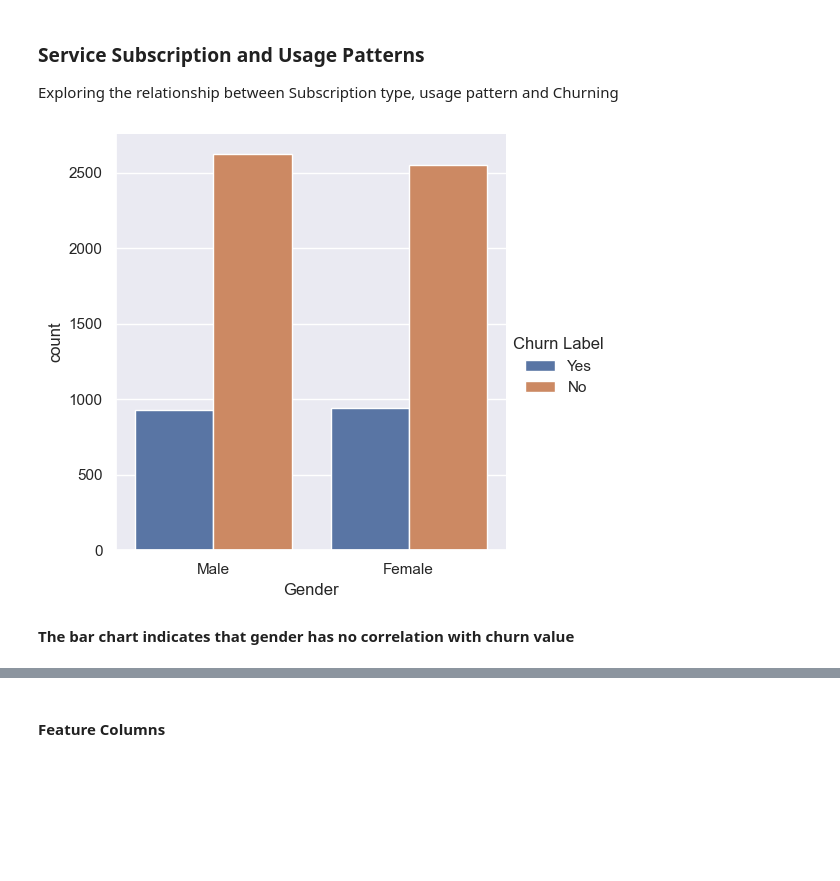
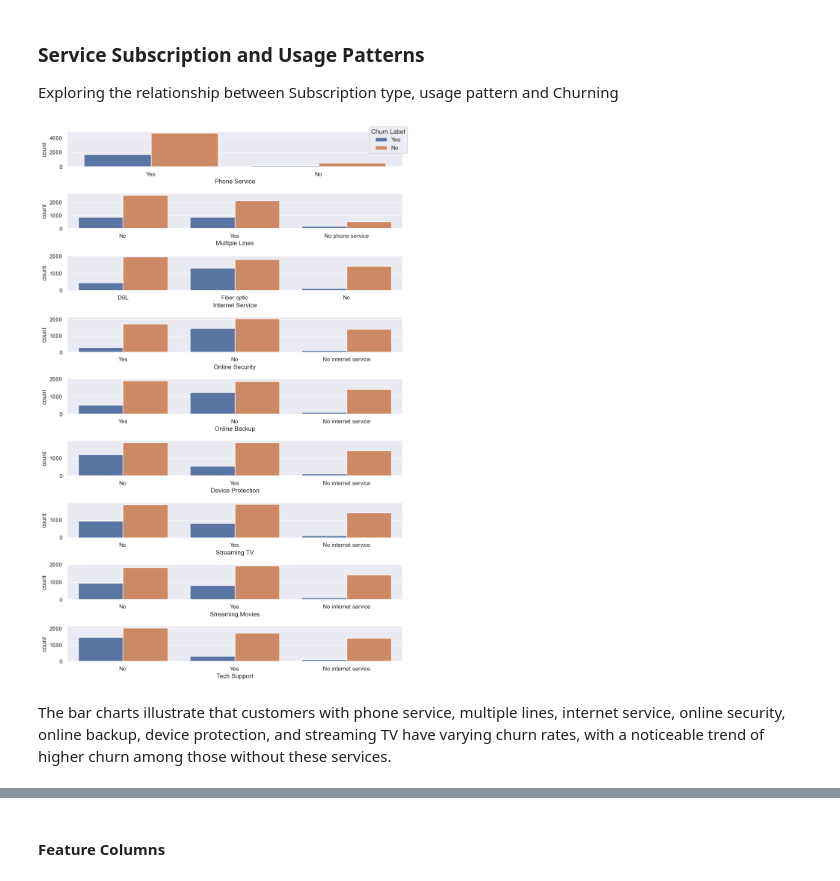
Before and after one commit to SaliuA/Customer_churn_prediction, a Jupyter notebook: notebook .ipynb, the cells around one changed output, grey strips where cells are left out. Saved outputs shown, nothing was run; the diff lists cells and outputs as text; code cells hidden in the pictures; blank space fills up the shorter version.

```diff
--- a/notebook .ipynb
+++ b/notebook .ipynb
@@ -472,10 +476,23 @@ The trend of churning in major cities being driven by competition from other tel
 ### Service Subscription and Usage Patterns
 Exploring the relationship between Subscription type, usage pattern and Churning
 # %%
-#Exploring the relatioship between gender and churn
-sns.catplot(x='Gender',hue='Churn Label',data=df, kind="count")
+
+
+cat_columns = ['Phone Service', 'Multiple Lines', 'Internet Service', 'Online Security', 'Online Backup', 'Device Protection', 'Streaming TV','Streaming Movies','Tech Support']
+
+fig, axes = plt.subplots(nrows=len(cat_columns), figsize=(10, 15))
+
+for i, col in enumerate(cat_columns):
+    sns.countplot(x=col, hue='Churn Label', data=df, ax=axes[i])
+    axes[i].legend_.remove()  # Remove individual legends
+
+# Create a single legend
+handles, labels = axes[0].get_legend_handles_labels()
+fig.legend(handles, labels, loc='upper right', title='Churn Label')
+
+plt.tight_layout()
 plt.show()
-printmd(f"**The bar chart indicates that gender has no correlation with churn value**")
+printmd('The bar charts illustrate that customers with phone service, multiple lines, internet service, online security, online backup, device protection, and streaming TV have varying churn rates, with a noticeable trend of higher churn among those without these services.')
 # %% [output]
-[figure, old version]
+[figure, new version]
-**The bar chart indicates that gender has no correlation with churn value**
+The bar charts illustrate that customers with phone service, multiple lines, internet service, online security, online backup, device protection, and streaming TV have varying churn rates, with a noticeable trend of higher churn among those without these services.
```
Also changed, not shown: parts of 45 cells of this notebook, 1 other file.
